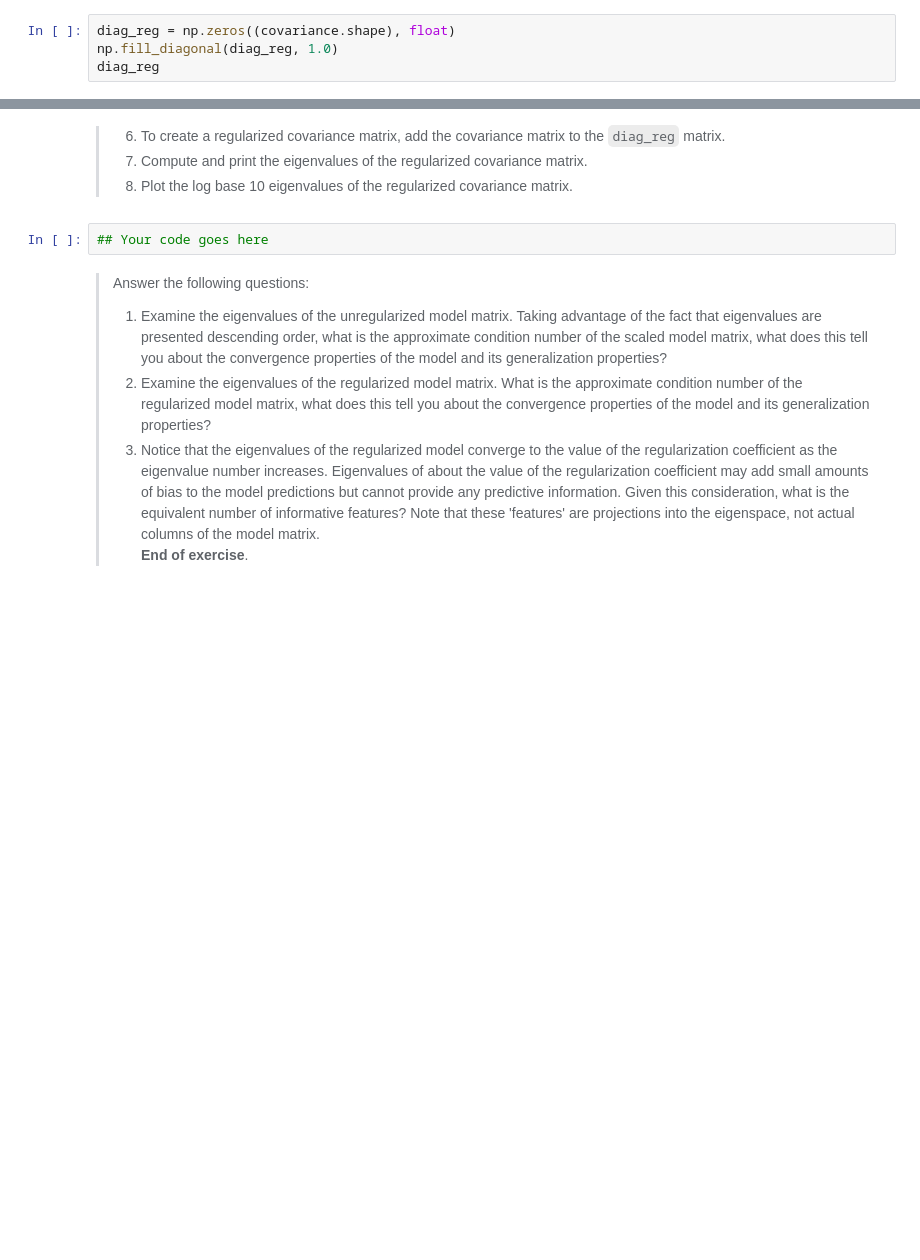
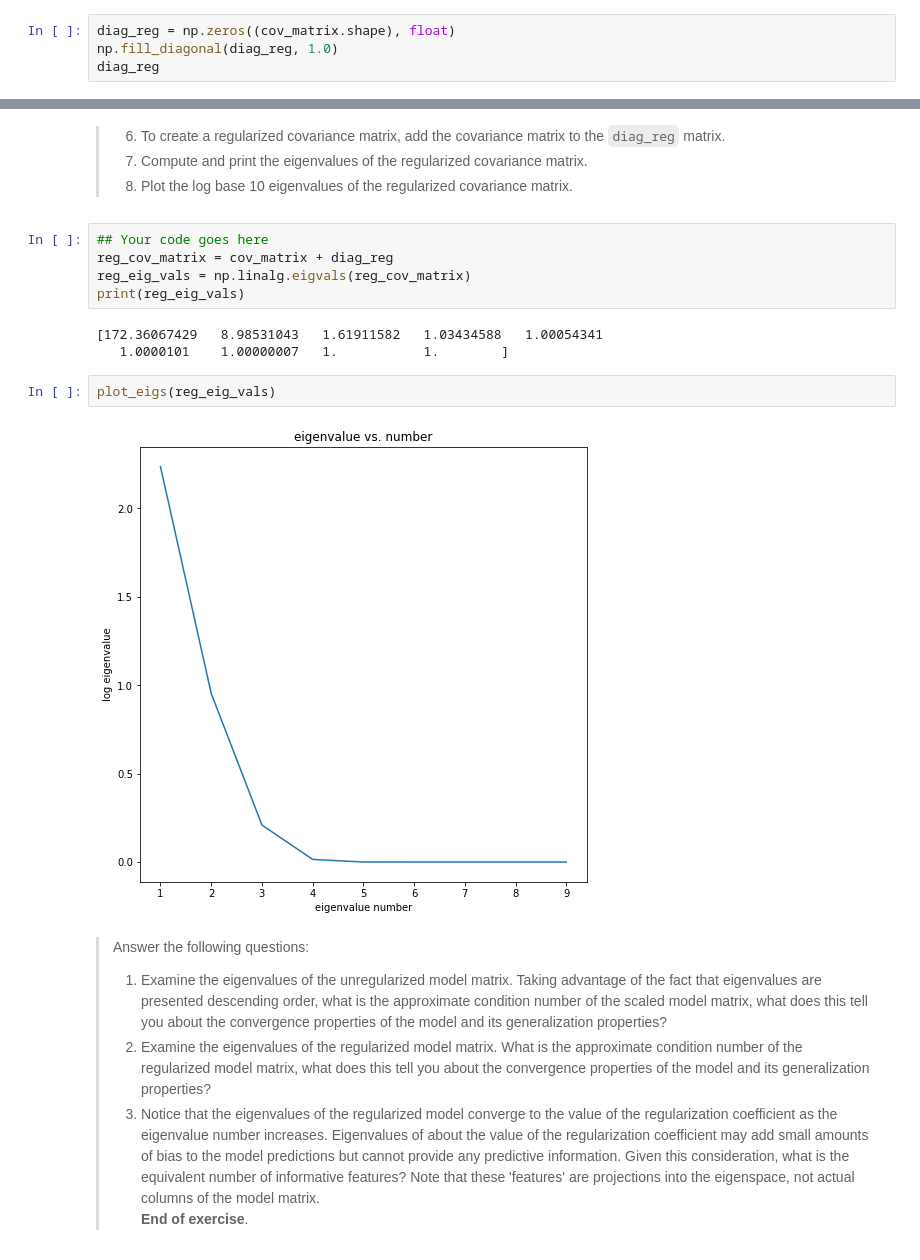
Before and after one commit to rodolfolermacontreras/ML_3_Assignment_4, a Jupyter notebook: 4_RegularizationForDeepNNs.ipynb, the cells around one changed output, grey strips where cells are left out. Drawn from its saved outputs; the diff is of its cells as text; blank space fills up the shorter version.

```diff
--- a/4_RegularizationForDeepNNs.ipynb
+++ b/4_RegularizationForDeepNNs.ipynb
@@ -493,6 +522,6 @@ def plot_eigs(eig_vals):
 # %% [markdown]
 > 5. Execute the code in the cell below to create a matrix with the regularization or bias term on the diagonal.
 # %%
-diag_reg = np.zeros((covariance.shape), float)
+diag_reg = np.zeros((cov_matrix.shape), float)
 np.fill_diagonal(diag_reg, 1.0)
 diag_reg
@@ -502,6 +541,16 @@ diag_reg
 > 8. Plot the log base 10 eigenvalues of the regularized covariance matrix.
 # %%
 ## Your code goes here
+reg_cov_matrix = cov_matrix + diag_reg
+reg_eig_vals = np.linalg.eigvals(reg_cov_matrix)
+print(reg_eig_vals)
+# %% [output]
+[172.36067429   8.98531043   1.61911582   1.03434588   1.00054341
+   1.0000101    1.00000007   1.           1.        ]
+# %%
+plot_eigs(reg_eig_vals)
+# %% [output]
+[figure, added]
 # %% [markdown]
 > Answer the following questions:
 > 1. Examine the eigenvalues of the unregularized model matrix. Taking advantage of the fact that eigenvalues are presented descending order, what is the approximate condition number of the scaled model matrix, what does this tell you about the convergence properties of the model and its generalization properties?
```
Also changed, not shown: parts of 39 cells of this notebook, 1 other file.
